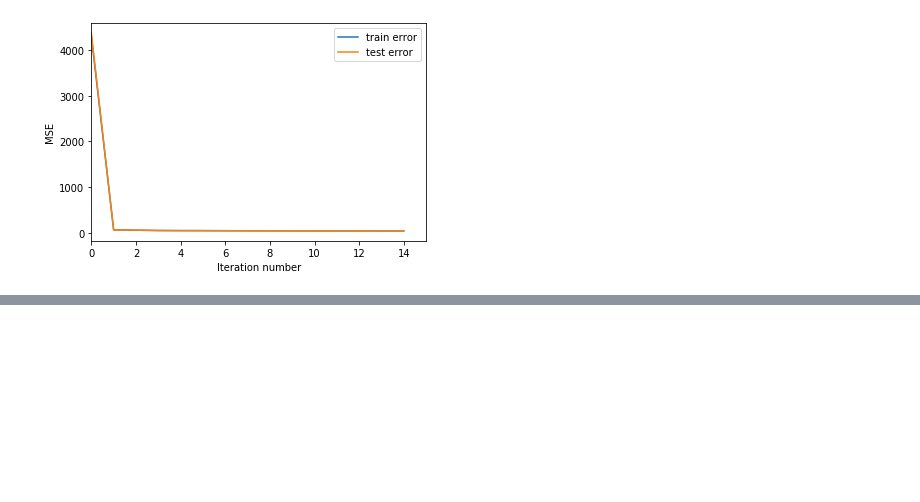
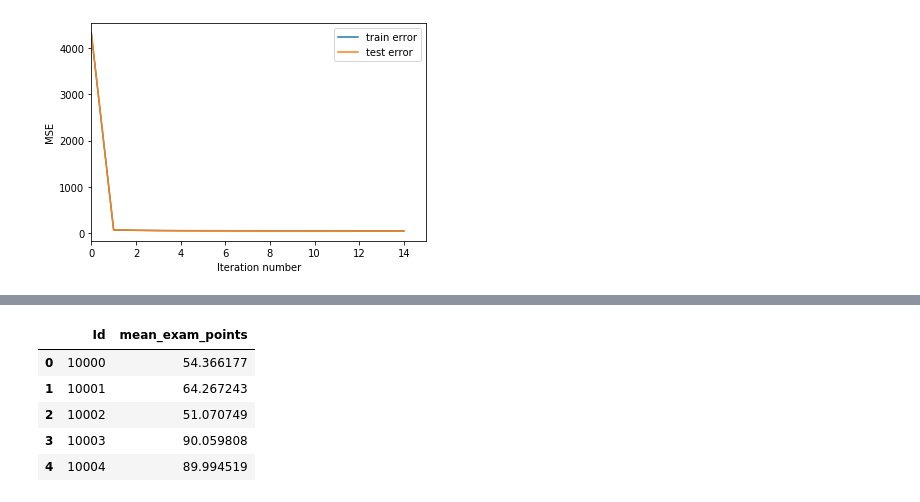
Before and after one commit to gulchitai/Data-Analysis, a Jupyter notebook: Tutors - expected math exam results/Tutors - expected math exam results- linear regression.ipynb, the cells around one changed output, grey strips where cells are left out. Saved outputs shown, nothing was run; the diff lists cells and outputs as text; code cells hidden in the pictures; blank space fills up the shorter version.

```diff
--- a/Tutors - expected math exam results/Tutors - expected math exam results- linear regression.ipynb
+++ b/Tutors - expected math exam results/Tutors - expected math exam results- linear regression.ipynb
@@ -195,0 +352,19 @@ get_error_plot(n_trees, train_errors, test_errors)
+# %%
+df_kaggle.drop("age", axis=1, inplace=True)
+df_kaggle.drop("years_of_experience", axis=1, inplace=True)
+df_kaggle.drop("lesson_price", axis=1, inplace=True)
+df_kaggle.drop("qualification", axis=1, inplace=True)
+df_kaggle.drop("physics", axis=1, inplace=True)
+df_kaggle.drop("chemistry", axis=1, inplace=True)
+df_kaggle.drop("biology", axis=1, inplace=True)
+df_kaggle.drop("english", axis=1, inplace=True)
+df_kaggle.drop("geography", axis=1, inplace=True)
+df_kaggle.drop("history", axis=1, inplace=True)
+df_kaggle.head()
+# %% [output]
+|  | Id | mean_exam_points |
+| 0 | 10000 | 54.366177 |
+| 1 | 10001 | 64.267243 |
+| 2 | 10002 | 51.070749 |
+| 3 | 10003 | 90.059808 |
+| 4 | 10004 | 89.994519 |
```
Also changed, not shown: parts of 31 cells of this notebook, 3 other files.
